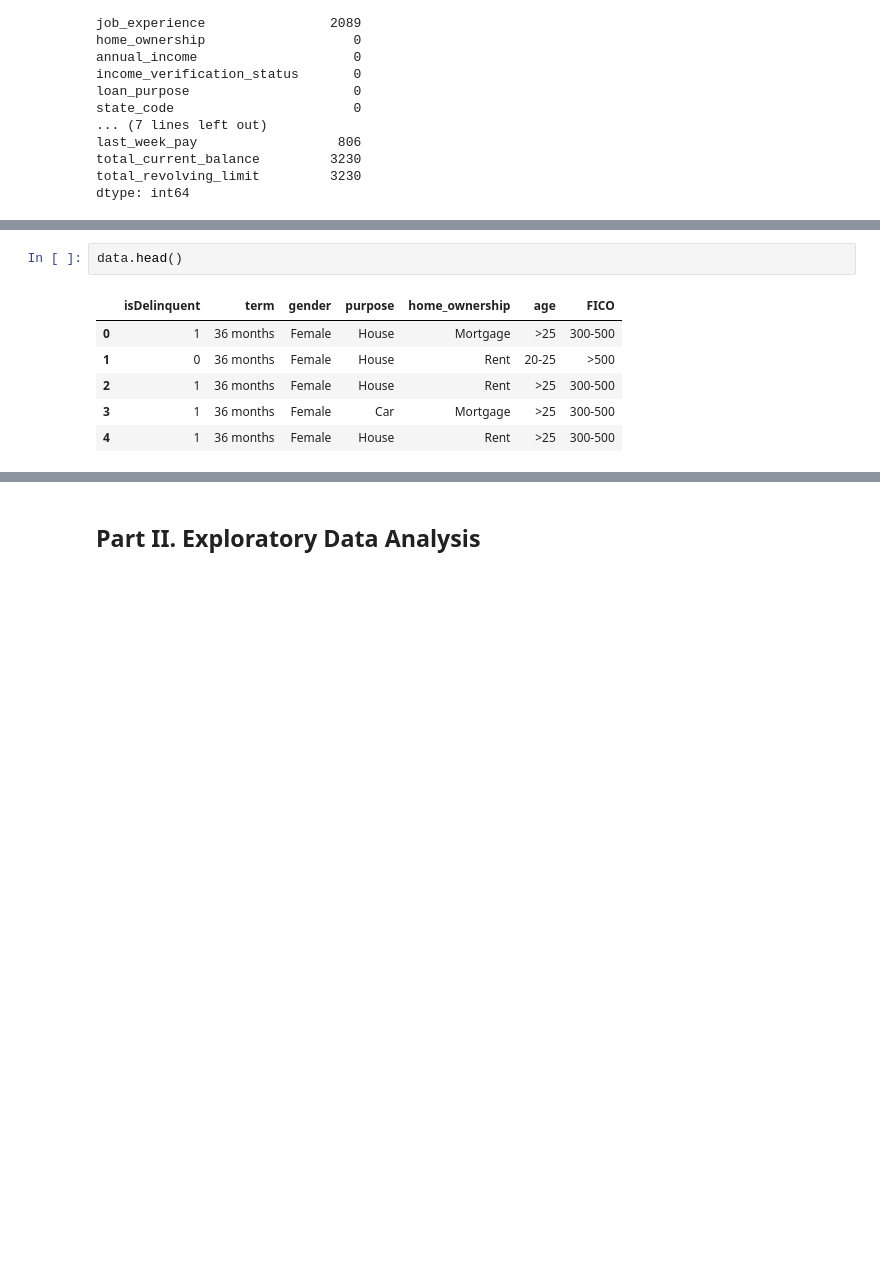
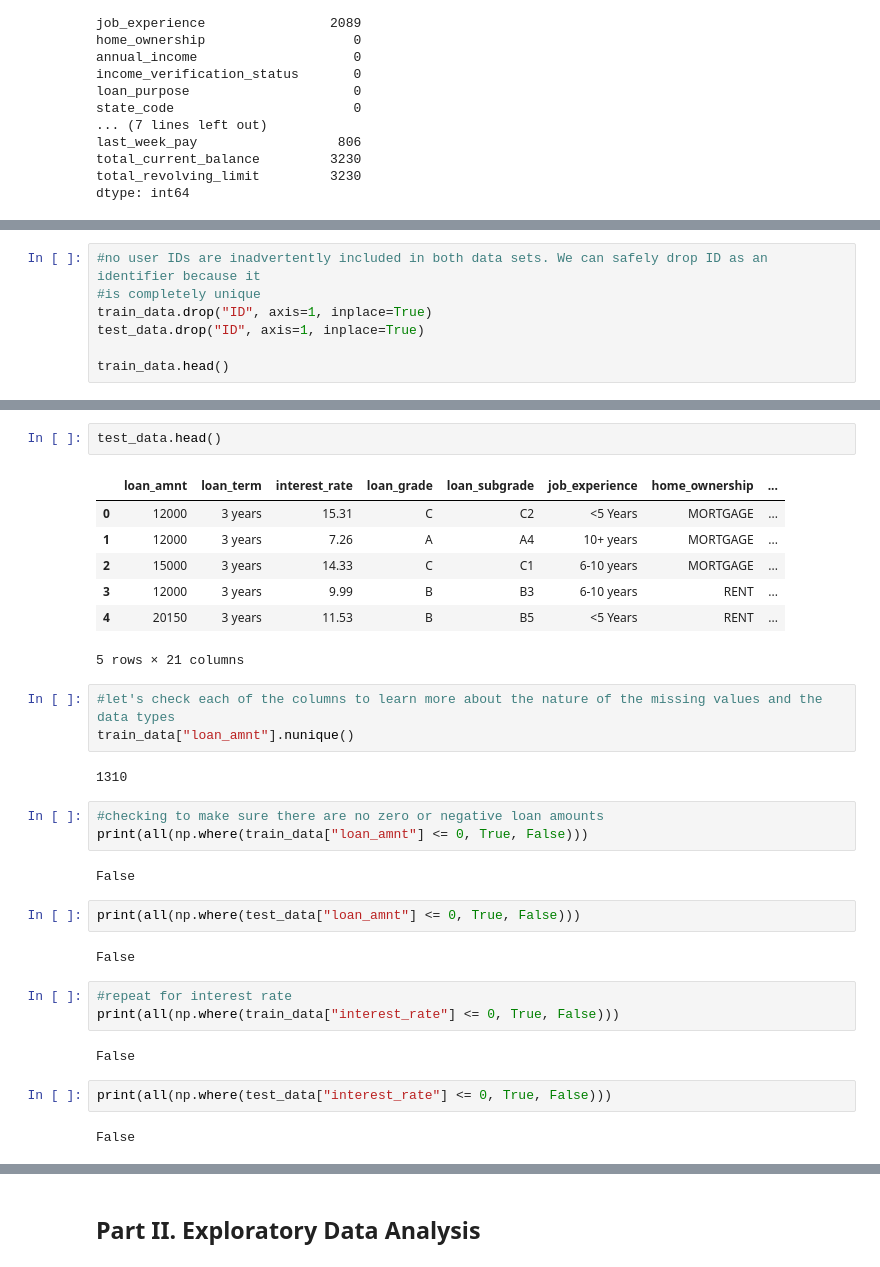
Before and after one commit to wescarter/hackathon-loan-default, a Jupyter notebook: hackathon_0222.ipynb, the cells around one changed output, grey strips where cells are left out. Drawn from its saved outputs; the diff is of its cells as text; blank space fills up the shorter version.

Commit message:
more pre-processing
looking for values out of place, dropping ID columns from test and train data.

```diff
--- a/hackathon_0222.ipynb
+++ b/hackathon_0222.ipynb
@@ -128,0 +135,7 @@ dtype: int64
+# %%
+#no user IDs are inadvertently included in both data sets. We can safely drop ID as an identifier because it
+#is completely unique
+train_data.drop("ID", axis=1, inplace=True)
+test_data.drop("ID", axis=1, inplace=True)
+
+train_data.head()
@@ -129,9 +150,33 @@ dtype: int64
 # %%
-data.head()
+test_data.head()
 # %% [output]
-|  | isDelinquent | term | gender | purpose | home_ownership | age | FICO |
-| 0 | 1 | 36 months | Female | House | Mortgage | >25 | 300-500 |
-| 1 | 0 | 36 months | Female | House | Rent | 20-25 | >500 |
-| 2 | 1 | 36 months | Female | House | Rent | >25 | 300-500 |
-| 3 | 1 | 36 months | Female | Car | Mortgage | >25 | 300-500 |
-| 4 | 1 | 36 months | Female | House | Rent | >25 | 300-500 |
+|  | loan_amnt | loan_term | interest_rate | loan_grade | loan_subgrade | job_experience | home_ownership | ... |
+| 0 | 12000 | 3 years | 15.31 | C | C2 | <5 Years | MORTGAGE | ... |
+| 1 | 12000 | 3 years | 7.26 | A | A4 | 10+ years | MORTGAGE | ... |
+| 2 | 15000 | 3 years | 14.33 | C | C1 | 6-10 years | MORTGAGE | ... |
+| 3 | 12000 | 3 years | 9.99 | B | B3 | 6-10 years | RENT | ... |
+| 4 | 20150 | 3 years | 11.53 | B | B5 | <5 Years | RENT | ... |
+5 rows × 21 columns
+# %%
+#let's check each of the columns to learn more about the nature of the missing values and the data types
+train_data["loan_amnt"].nunique()
+# %% [output]
+1310
+# %%
+#checking to make sure there are no zero or negative loan amounts
+print(all(np.where(train_data["loan_amnt"] <= 0, True, False)))
+# %% [output]
+False
+# %%
+print(all(np.where(test_data["loan_amnt"] <= 0, True, False)))
+# %% [output]
+False
+# %%
+#repeat for interest rate
+print(all(np.where(train_data["interest_rate"] <= 0, True, False)))
+# %% [output]
+False
+# %%
+print(all(np.where(test_data["interest_rate"] <= 0, True, False)))
+# %% [output]
+False
```
Also changed, not shown: parts of 10 cells of this notebook.
